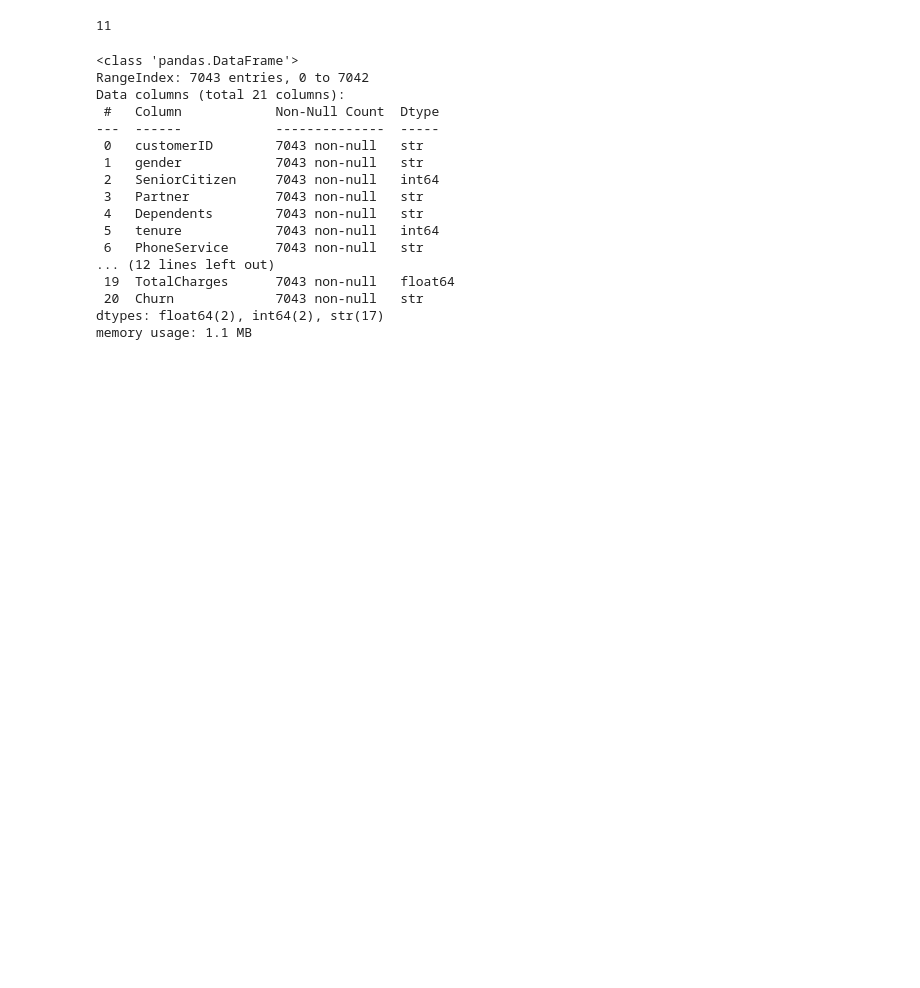
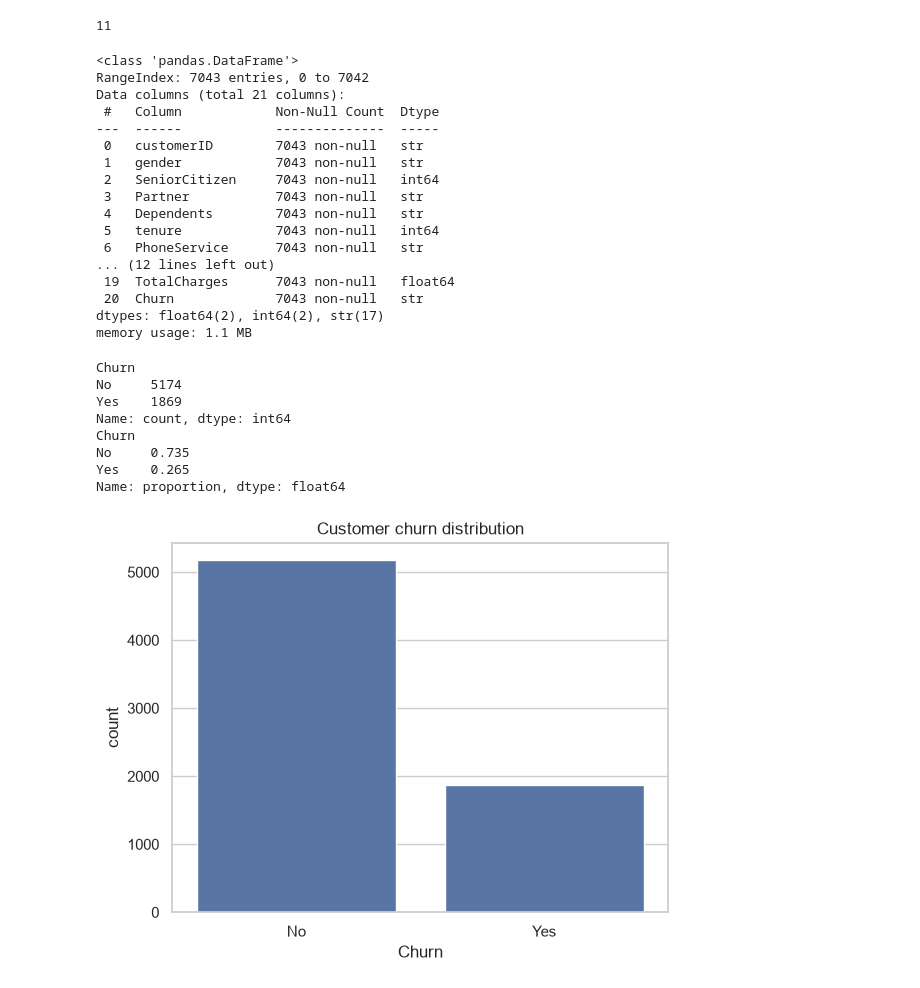
Before and after one commit to chadheesha20251151-maker/churn-ml, a Jupyter notebook: notebooks/01_eda.ipynb, the cells around one changed output. Cells and saved outputs as stored; diff of their text form; code cells hidden in the pictures; blank space fills up the shorter version.

Commit message:
EDA: churn distribution and key charts

```diff
--- a/notebooks/01_eda.ipynb
+++ b/notebooks/01_eda.ipynb
@@ -77,3 +77,26 @@ Data columns (total 21 columns):
  20  Churn             7043 non-null   str
 dtypes: float64(2), int64(2), str(17)
 memory usage: 1.1 MB
+# %%
+import matplotlib.pyplot as plt
+import seaborn as sns
+
+sns.set_theme(style="whitegrid")
+# %%
+print(df["Churn"].value_counts())
+print(df["Churn"].value_counts(normalize=True).round(3))
+
+ax = sns.countplot(data=df, x="Churn")
+ax.set_title("Customer churn distribution")
+plt.savefig("../reports/figures/churn_distribution.png", dpi=200, bbox_inches="tight")
+plt.show()
+# %% [output]
+Churn
+No     5174
+Yes    1869
+Name: count, dtype: int64
+Churn
+No     0.735
+Yes    0.265
+Name: proportion, dtype: float64
+[figure, added]
```
Also changed, not shown: parts of 2 cells of this notebook, 3 other files.
